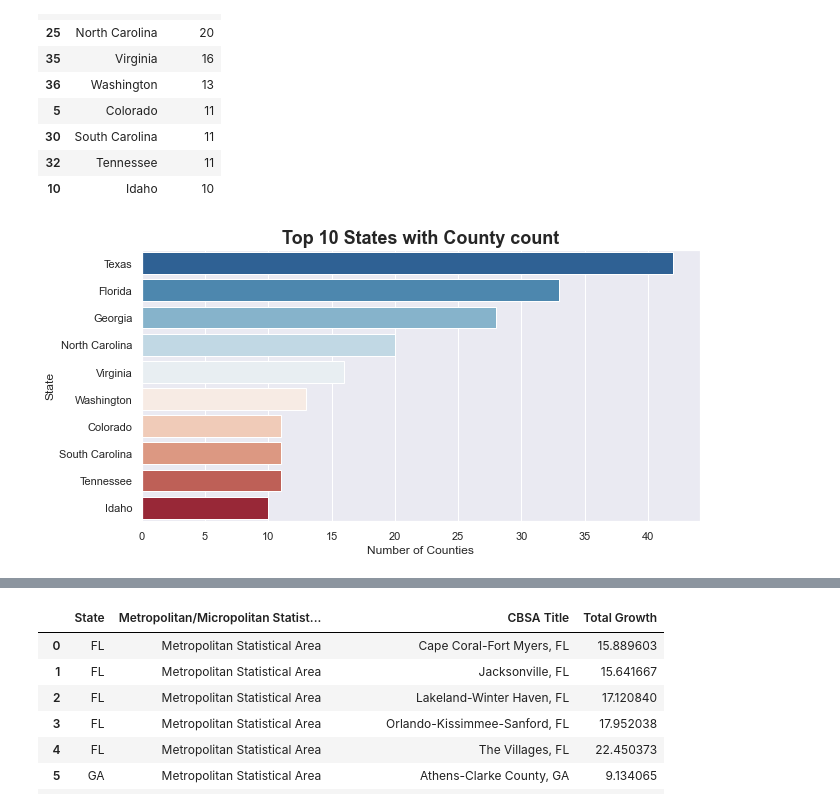
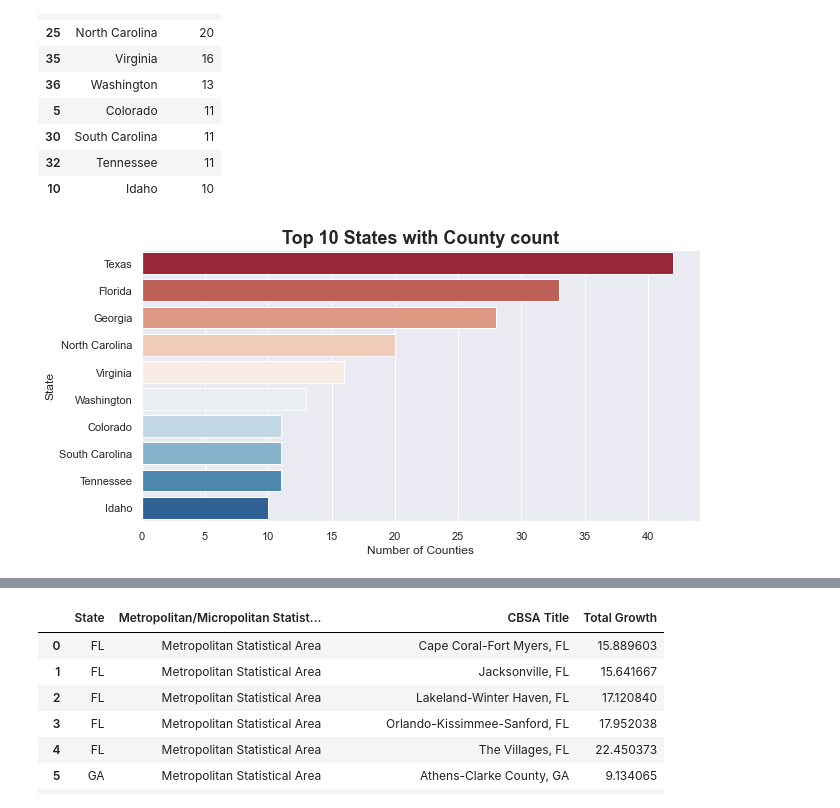
Before and after one commit to igoike/Capstone, a Jupyter notebook: notebooks/final_analysis.ipynb, the cells around one changed output, grey strips where cells are left out. Drawn from its saved outputs; the diff is of its cells as text; code cells hidden in the pictures.

```diff
--- a/notebooks/final_analysis.ipynb
+++ b/notebooks/final_analysis.ipynb
@@ -616,10 +616,10 @@ df_final_list
 # %%
 data = df_final_list.sort_values('County',ascending=False)
 sns.set(rc={"figure.figsize":(10,5)})
-g_df_final_list = sns.barplot('County','State Name', data = data,orient="h", palette = "RdBu_r",errwidth=0)
+g_df_final_list = sns.barplot('County','State Name', data = data,orient="h", palette = "RdBu",errwidth=0)
 g_df_final_list.set_xlabel("Number of Counties")
 g_df_final_list.set_ylabel("State")
 g_df_final_list.set_title("Top 10 States with County count",fontdict= { 'fontsize': 18, 'fontweight':'bold'})
 plt.savefig("../visuals/top10_states.png");
 # %% [output]
-[figure, old version]
+[figure, new version]
```
Also changed, not shown: parts of 7 cells of this notebook, 12 other files.
